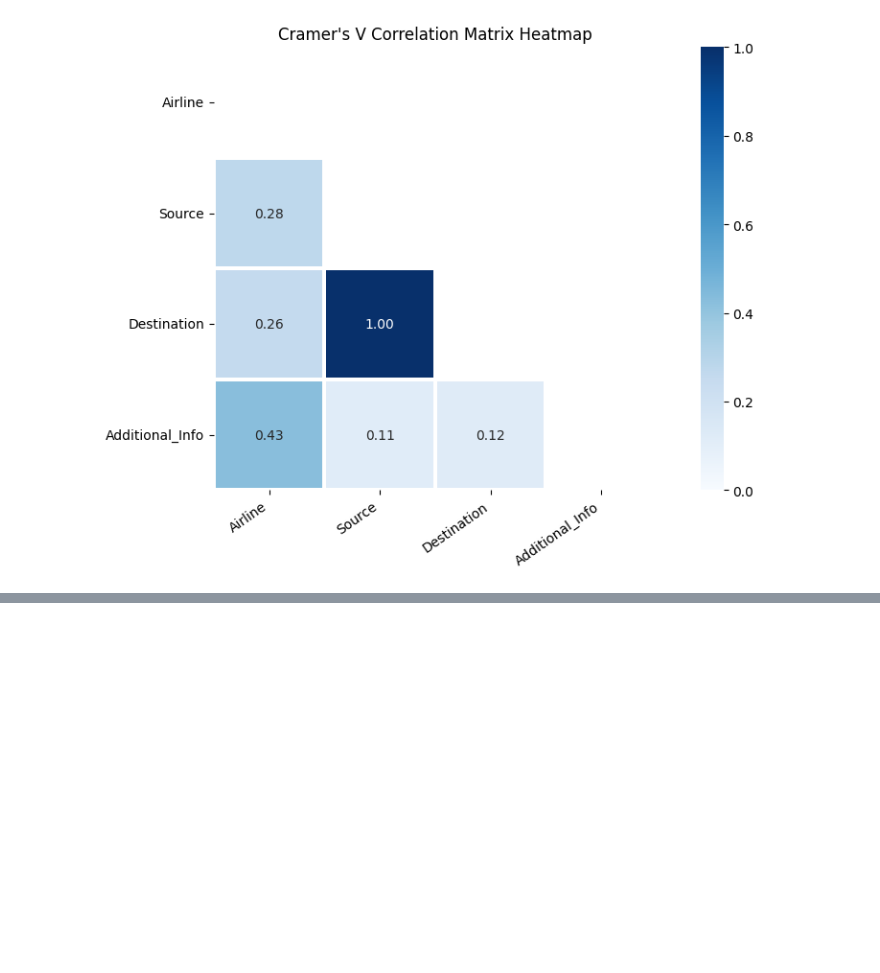
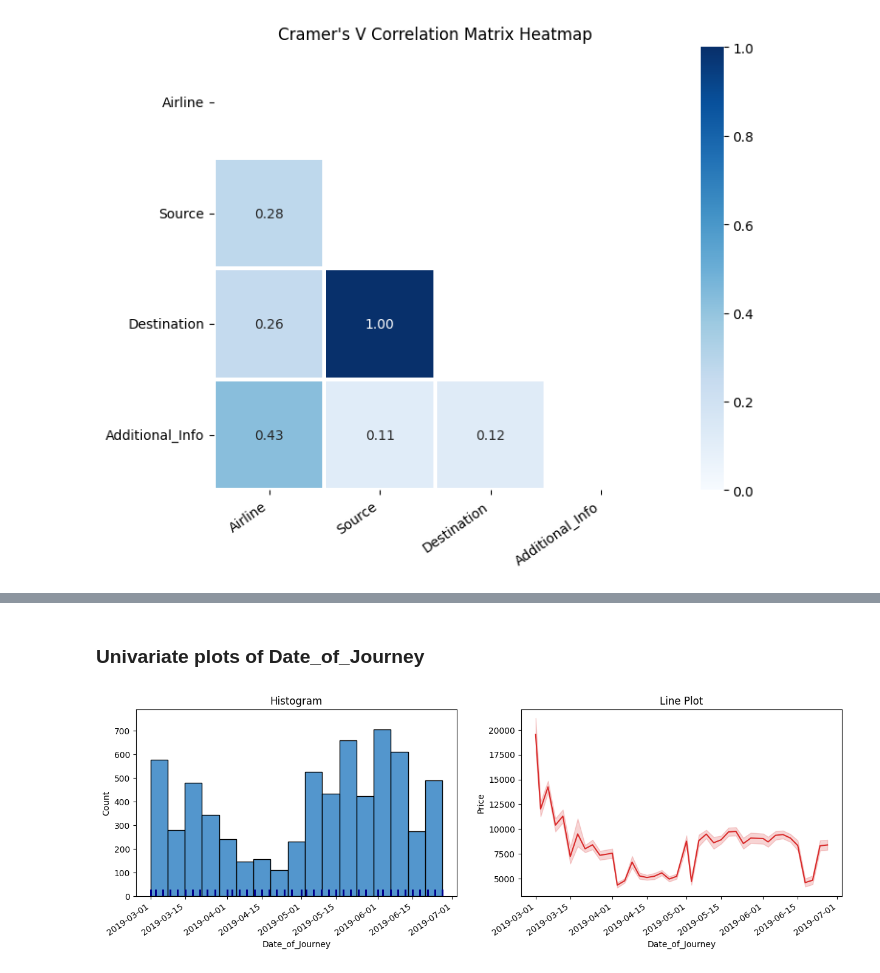
Before and after one commit to banalok/aws_sagemaker_ec2_s3_ml_pipeline, a Jupyter notebook: Untitled.ipynb, the cells around one changed output, grey strips where cells are left out. Cells and saved outputs as stored; diff of their text form; code cells hidden in the pictures; blank space fills up the shorter version.

```diff
--- a/Untitled.ipynb
+++ b/Untitled.ipynb
@@ -669,0 +774,5 @@ eda_utils.cramersV_heatmap(train) #categorical correlation
+# %%
+eda_utils.dt_univar_plots(data=train, var="Date_of_Journey", target="Price")
+# %% [output]
+Univariate plots of Date_of_Journey
+[figure, added]
```
Also changed, not shown: parts of 34 cells of this notebook.
